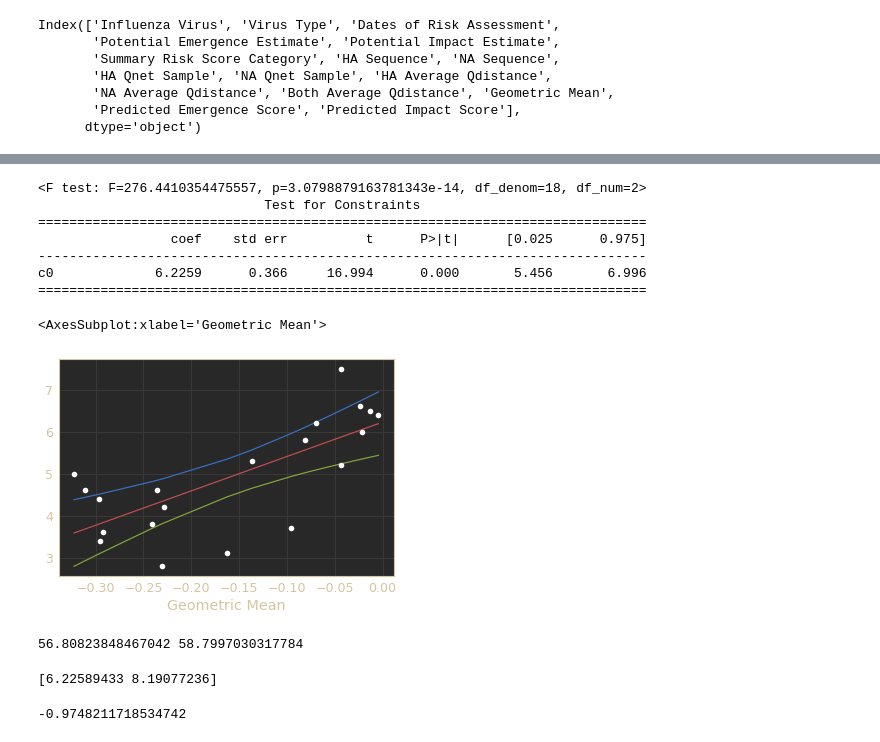
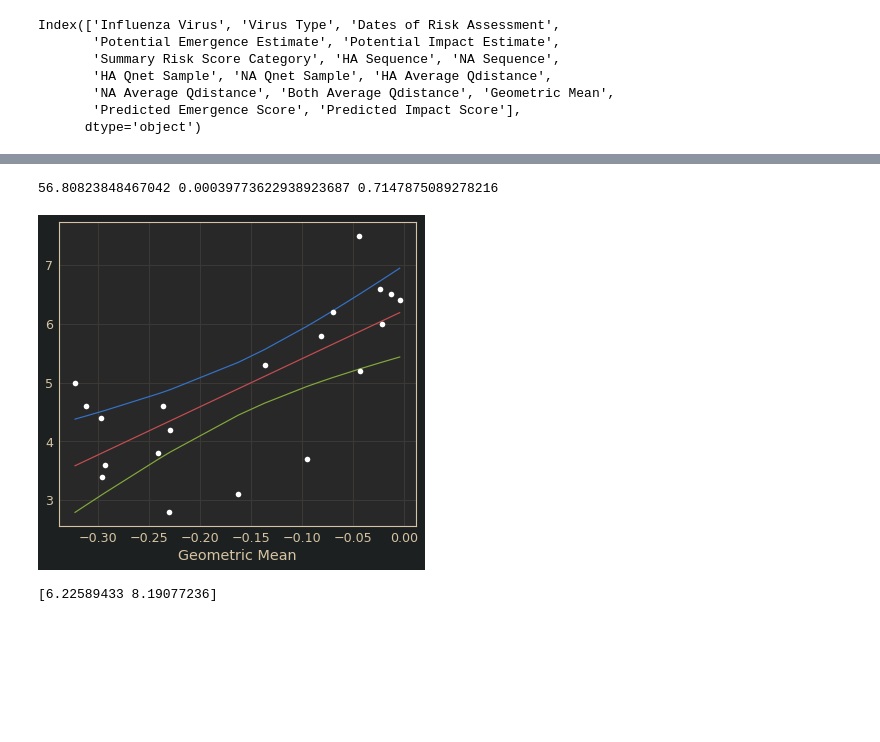
Before and after one commit to zeroknowledgediscovery/emergenet, a Jupyter notebook: irat_qnet/results/pred_linear_bounds.ipynb, the cells around one changed output, grey strips where cells are left out. Cells and saved outputs as stored; diff of their text form; code cells hidden in the pictures; blank space fills up the shorter version.

```diff
--- a/irat_qnet/results/pred_linear_bounds.ipynb
+++ b/irat_qnet/results/pred_linear_bounds.ipynb
@@ -65,35 +34,21 @@ ax=sns.regplot(y='Potential Emergence Estimate',x='Geometric Mean',data=rf,lowes
 # %%
 import matplotlib.pyplot as plt
 
 xvar='Geometric Mean'
 yvar='Potential Emergence Estimate'
 
 
-pred,est=getCI(rf,xvar,yvar,alpha=.05)
+pred,pval,aic,corr,est=ci(rf,xvar,yvar,alpha=.05)
 fig, ax = plt.subplots()
 pred.ub.plot()
 pred.lb.plot()
 pred.pred.plot()
 rf.set_index(xvar)[yvar].plot(style='wo')
+print(aic,pval,corr)
 # %% [output]
-<F test: F=276.4410354475557, p=3.0798879163781343e-14, df_denom=18, df_num=2>
-                             Test for Constraints
-==============================================================================
-                 coef    std err          t      P>|t|      [0.025      0.975]
-------------------------------------------------------------------------------
-c0             6.2259      0.366     16.994      0.000       5.456       6.996
-==============================================================================
+56.80823848467042 0.00039773622938923687 0.7147875089278216
-<AxesSubplot:xlabel='Geometric Mean'>
-[figure, old version]
+[figure, new version]
-# %%
-print(est.aic,est.bic)
-# %% [output]
-56.80823848467042 58.7997030317784
 # %%
 print(est.params)
 # %% [output]
 [6.22589433 8.19077236]
-# %%
-np.corrcoef(pred.pred,rf[yvar])[0,1]
-# %% [output]
--0.9748211718534742
```
Also changed, not shown: parts of 18 cells of this notebook.
